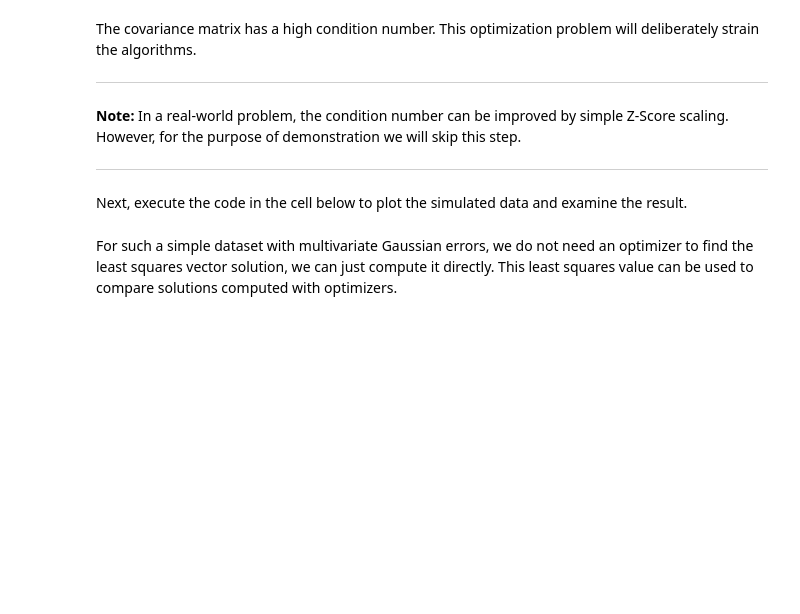
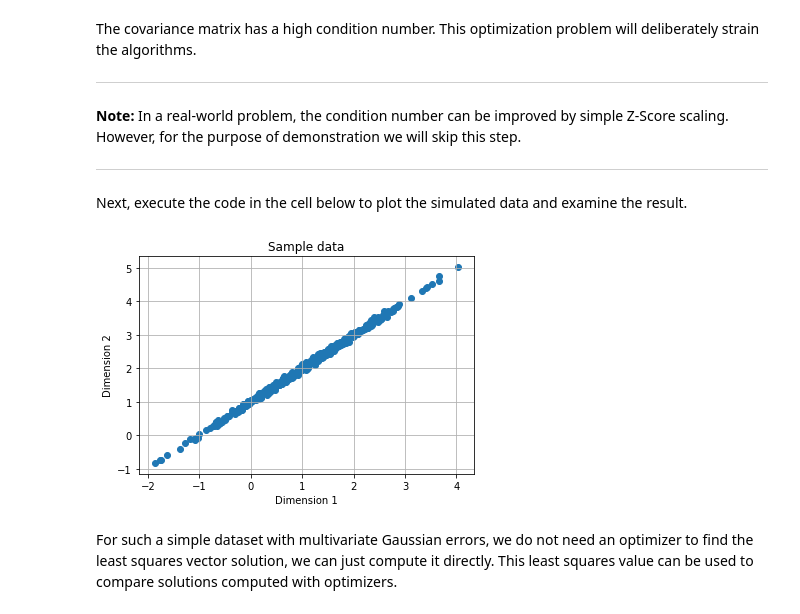
Before and after one commit to rodolfolermacontreras/ML_3_Assignment_4, a Jupyter notebook: 4_OptimizationForDeepNNs.ipynb, the cells around one changed output. Saved outputs shown, nothing was run; the diff lists cells and outputs as text; code cells hidden in the pictures; blank space fills up the shorter version.

```diff
--- a/4_OptimizationForDeepNNs.ipynb
+++ b/4_OptimizationForDeepNNs.ipynb
@@ -220,8 +225,11 @@ Next, execute the code in the cell below to plot the simulated data and examine
 # %%
 plt.scatter(sample[:,0], sample[:,1])
 plt.xlabel('Dimension 1')
 plt.ylabel('Dimension 2')
 plt.title('Sample data')
+plt.grid()
+# %% [output]
+[figure, added]
 # %% [markdown]
 For such a simple dataset with multivariate Gaussian errors, we do not need an optimizer to find the least squares vector solution, we can just compute it directly. This least squares value can be used to compare solutions computed with optimizers.
 # %%
```
Also changed, not shown: parts of 12 cells of this notebook.
